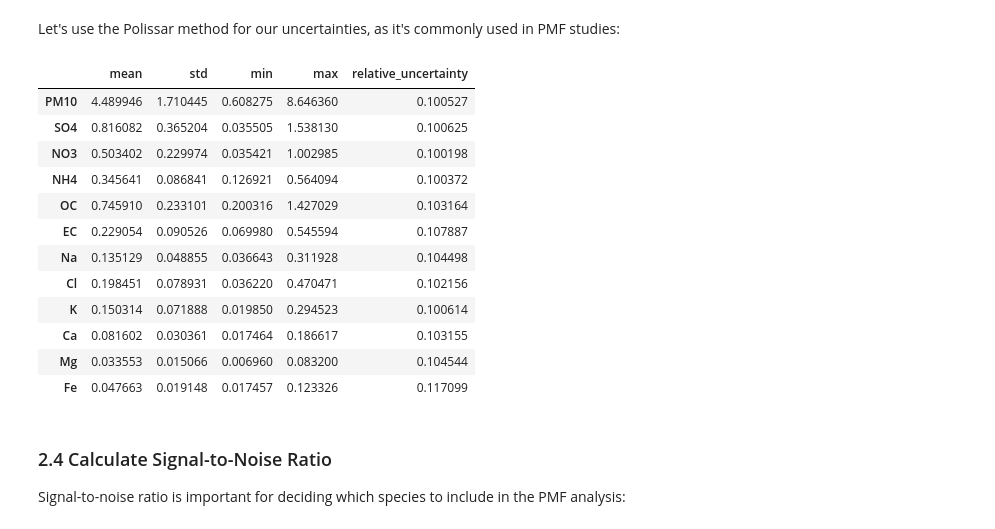
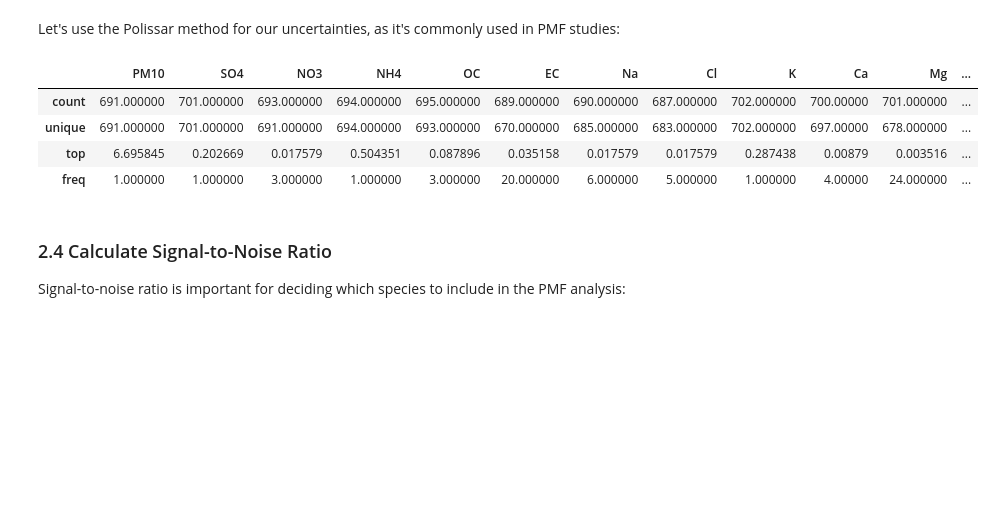
Before and after one commit to weber-s/PMF_toolkits, a Jupyter notebook: docs/examples/preprocessing_example.ipynb, the cells around one changed output. Saved outputs shown, nothing was run; the diff lists cells and outputs as text; code cells hidden in the pictures; blank space fills up the shorter version.

```diff
--- a/docs/examples/preprocessing_example.ipynb
+++ b/docs/examples/preprocessing_example.ipynb
@@ -323,28 +323,22 @@ plt.show()
 TypeError: ufunc 'isfinite' not supported for the input types, and the inputs could not be safely coerced to any supported types according to the casting rule ''safe''
 # %% [markdown]
 Let's use the Polissar method for our uncertainties, as it's commonly used in PMF studies:
+# %%
+uncertainties.describe()
+# %% [output]
+|  | PM10 | SO4 | NO3 | NH4 | OC | EC | Na | Cl | K | Ca | Mg | ... |
+| count | 691.000000 | 701.000000 | 693.000000 | 694.000000 | 695.000000 | 689.000000 | 690.000000 | 687.000000 | 702.000000 | 700.00000 | 701.000000 | ... |
+| unique | 691.000000 | 701.000000 | 691.000000 | 694.000000 | 693.000000 | 670.000000 | 685.000000 | 683.000000 | 702.000000 | 697.00000 | 678.000000 | ... |
+| top | 6.695845 | 0.202669 | 0.017579 | 0.504351 | 0.087896 | 0.035158 | 0.017579 | 0.017579 | 0.287438 | 0.00879 | 0.003516 | ... |
+| freq | 1.000000 | 1.000000 | 3.000000 | 1.000000 | 3.000000 | 20.000000 | 6.000000 | 5.000000 | 1.000000 | 4.00000 | 24.000000 | ... |
 # %%
 # Select the uncertainties to use
 uncertainties = uncertainty_methods['polissar']
 
 # Display the uncertainty summary
 uncertainty_summary = uncertainties.describe().T
-uncertainty_summary['relative_uncertainty'] = uncertainty_summary['mean'] / data_filled.mean()
-display(uncertainty_summary[['mean', 'std', 'min', 'max', 'relative_uncertainty']])
+#uncertainty_summary['relative_uncertainty'] = uncertainty_summary['mean'] / data_filled.mean()
+#display(uncertainty_summary[['mean', 'std', 'min', 'max', 'relative_uncertainty']])
-# %% [output]
-|  | mean | std | min | max | relative_uncertainty |
-| PM10 | 4.489946 | 1.710445 | 0.608275 | 8.646360 | 0.100527 |
-| SO4 | 0.816082 | 0.365204 | 0.035505 | 1.538130 | 0.100625 |
-| NO3 | 0.503402 | 0.229974 | 0.035421 | 1.002985 | 0.100198 |
-| NH4 | 0.345641 | 0.086841 | 0.126921 | 0.564094 | 0.100372 |
-| OC | 0.745910 | 0.233101 | 0.200316 | 1.427029 | 0.103164 |
-| EC | 0.229054 | 0.090526 | 0.069980 | 0.545594 | 0.107887 |
-| Na | 0.135129 | 0.048855 | 0.036643 | 0.311928 | 0.104498 |
-| Cl | 0.198451 | 0.078931 | 0.036220 | 0.470471 | 0.102156 |
-| K | 0.150314 | 0.071888 | 0.019850 | 0.294523 | 0.100614 |
-| Ca | 0.081602 | 0.030361 | 0.017464 | 0.186617 | 0.103155 |
-| Mg | 0.033553 | 0.015066 | 0.006960 | 0.083200 | 0.104544 |
-| Fe | 0.047663 | 0.019148 | 0.017457 | 0.123326 | 0.117099 |
 # %% [markdown]
 ### 2.4 Calculate Signal-to-Noise Ratio
 
```
Also changed, not shown: parts of 6 cells of this notebook, 2 other files.
